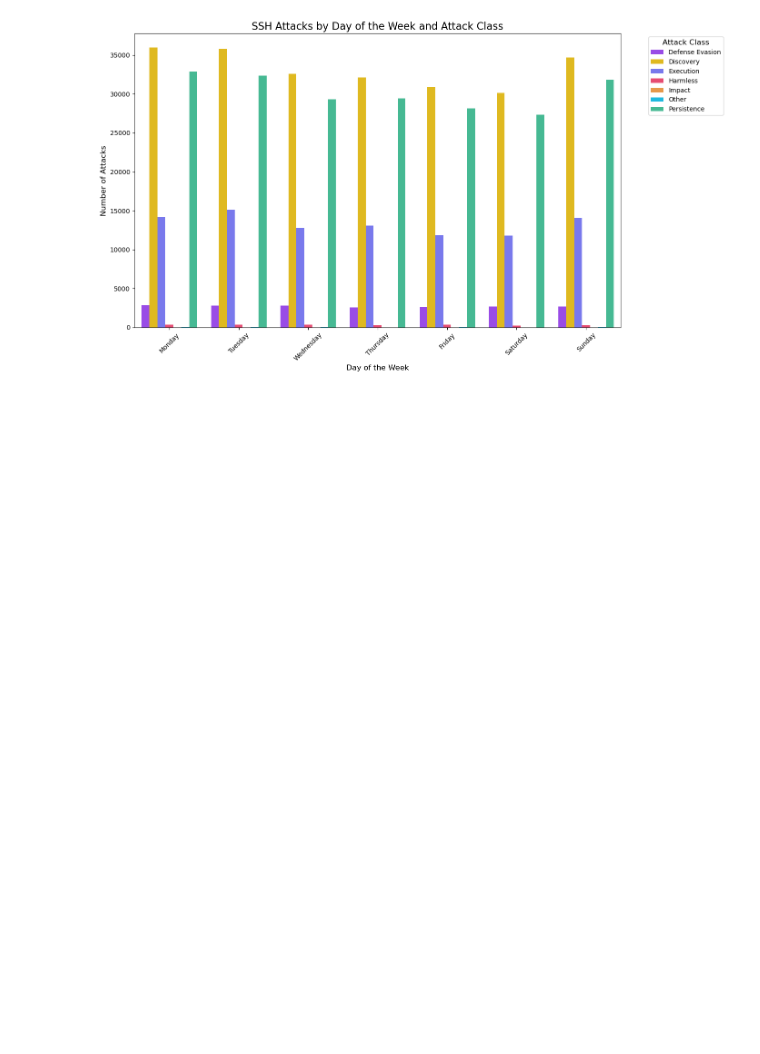
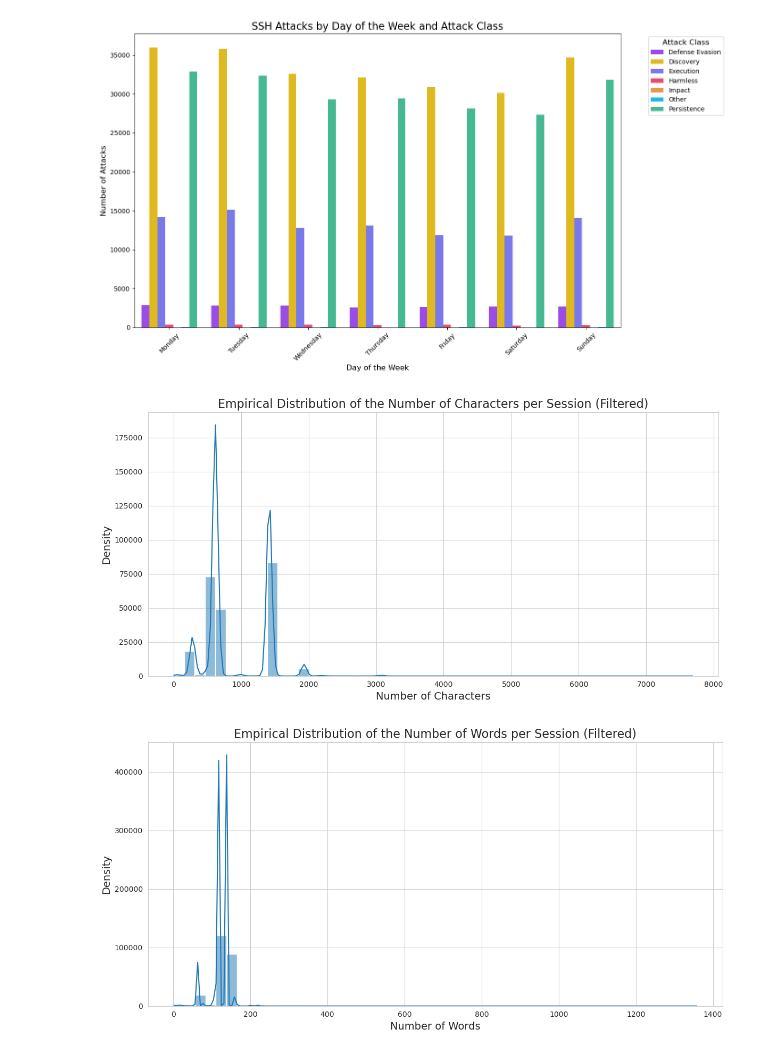
Before and after one commit to Botti01/SSH-Shell-Attacks, a Jupyter notebook: notebooks/section1_data_exploration_and_preprocessing.ipynb, the cells around one changed output. Cells and saved outputs as stored; diff of their text form; code cells hidden in the pictures; blank space fills up the shorter version.

```diff
--- a/notebooks/section1_data_exploration_and_preprocessing.ipynb
+++ b/notebooks/section1_data_exploration_and_preprocessing.ipynb
@@ -220,3 +207,32 @@ plt.tight_layout()
 plt.show()
 # %% [output]
 [figure]
+# %%
+# Extract features
+SSH_Attacks['num_characters'] = SSH_Attacks['full_session'].apply(len)
+SSH_Attacks['num_words'] = SSH_Attacks['full_session'].apply(lambda x: len(x.split()))
+
+# Remove extreme outliers for better visualization
+filtered_data_characters = SSH_Attacks[SSH_Attacks['num_characters'] < 10000]
+filtered_data_words = SSH_Attacks[SSH_Attacks['num_words'] < 2000]
+
+# Plot the distribution of the number of characters per session (filtered)
+plt.figure(figsize=(12, 6))
+sns.histplot(filtered_data_characters['num_characters'], kde=True, bins=50)
+plt.title('Empirical Distribution of the Number of Characters per Session (Filtered)', fontsize=16)
+plt.xlabel('Number of Characters', fontsize=14)
+plt.ylabel('Density', fontsize=14)
+plt.tight_layout()
+plt.show()
+
+# Plot the distribution of the number of words per session (filtered)
+plt.figure(figsize=(12, 6))
+sns.histplot(filtered_data_words['num_words'], kde=True, bins=50)
+plt.title('Empirical Distribution of the Number of Words per Session (Filtered)', fontsize=16)
+plt.xlabel('Number of Words', fontsize=14)
+plt.ylabel('Density', fontsize=14)
+plt.tight_layout()
+plt.show()
+# %% [output]
+[figure, added]
+[figure, added]
```
Also changed, not shown: parts of 7 cells of this notebook.
